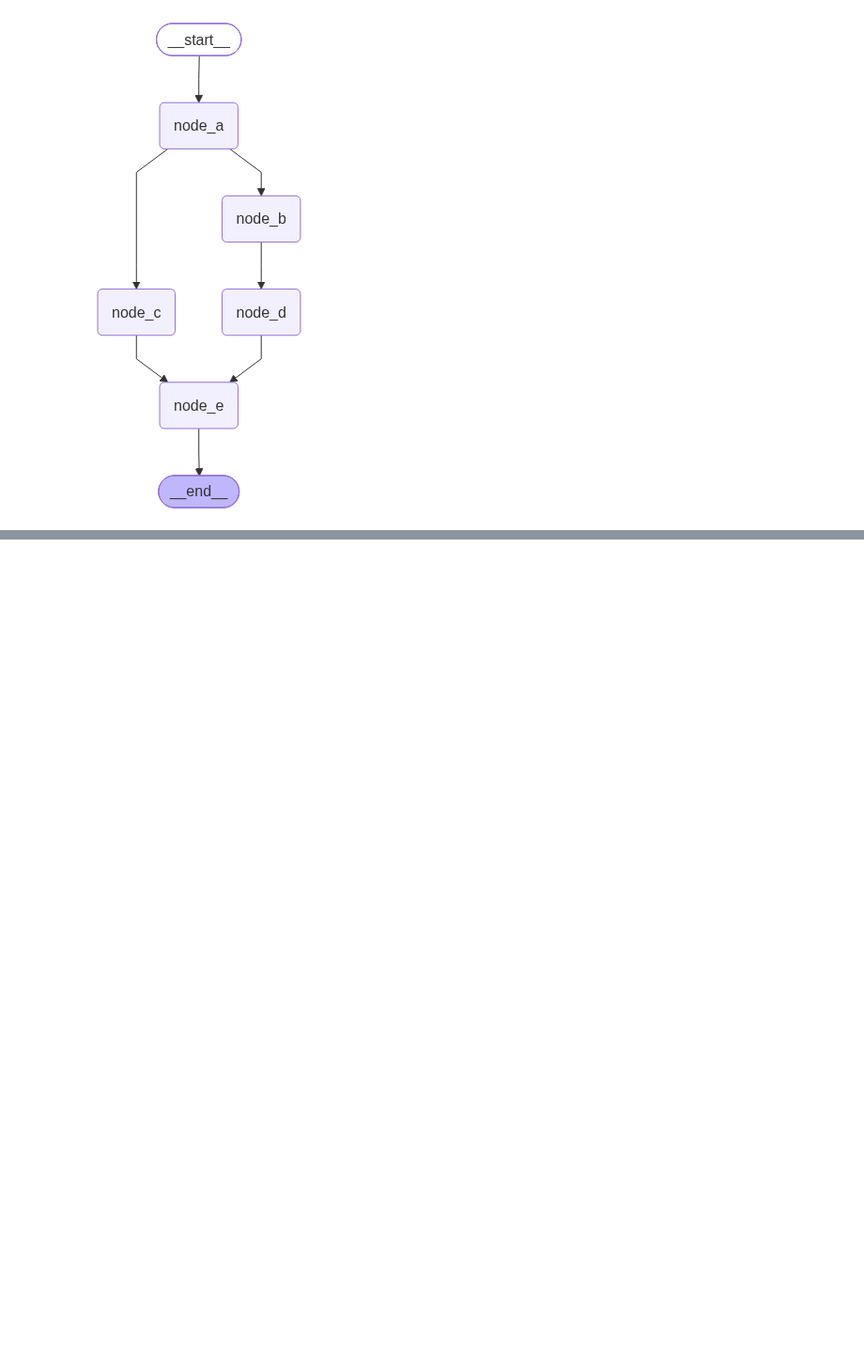
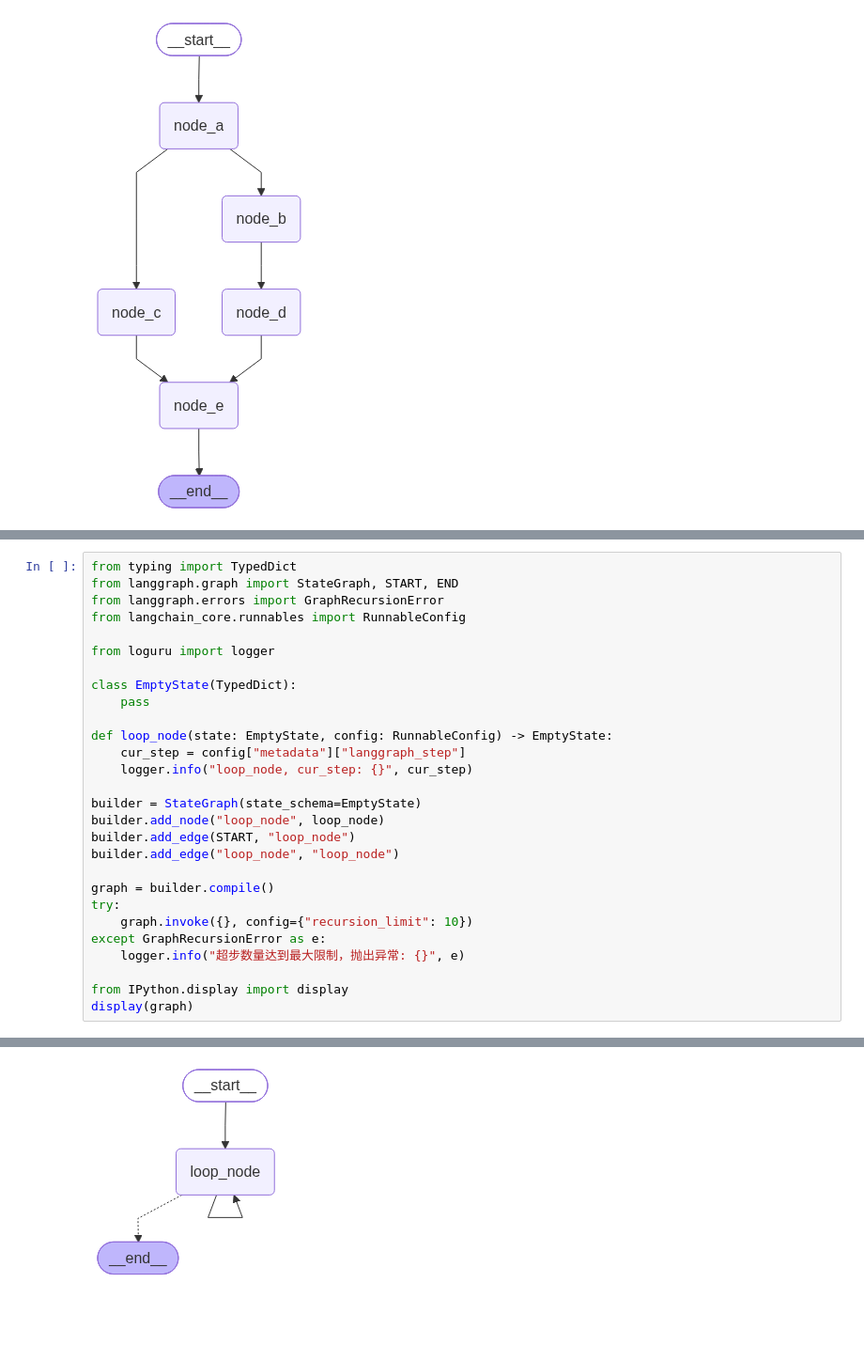
Before and after one commit to Rrrayy/Study-Lang-family, a Jupyter notebook: 02-langgraph/ch02-控制流与节点执行.ipynb, the cells around one changed output, grey strips where cells are left out. Shown at 94% size. Saved outputs shown, nothing was run; the diff lists cells and outputs as text; blank space fills up the shorter version.

```diff
--- a/02-langgraph/ch02-控制流与节点执行.ipynb
+++ b/02-langgraph/ch02-控制流与节点执行.ipynb
@@ -889,0 +1281,29 @@ display(graph)
+# %%
+from typing import TypedDict
+from langgraph.graph import StateGraph, START, END
+from langgraph.errors import GraphRecursionError
+from langchain_core.runnables import RunnableConfig
+
+from loguru import logger
+
+class EmptyState(TypedDict):
+    pass
+
+def loop_node(state: EmptyState, config: RunnableConfig) -> EmptyState:
+    cur_step = config["metadata"]["langgraph_step"]
+    logger.info("loop_node, cur_step: {}", cur_step)
+
+builder = StateGraph(state_schema=EmptyState)
+builder.add_node("loop_node", loop_node)
+builder.add_edge(START, "loop_node")
+builder.add_edge("loop_node", "loop_node")
+
+graph = builder.compile()
+try:
+    graph.invoke({}, config={"recursion_limit": 10})
+except GraphRecursionError as e:
+    logger.info("超步数量达到最大限制，抛出异常: {}", e)
+
+from IPython.display import display
+display(graph)
+# %% [output]
@@ -889,0 +1322 @@ display(graph)
+[figure, added]
```
Also changed, not shown: parts of 4 cells of this notebook.
